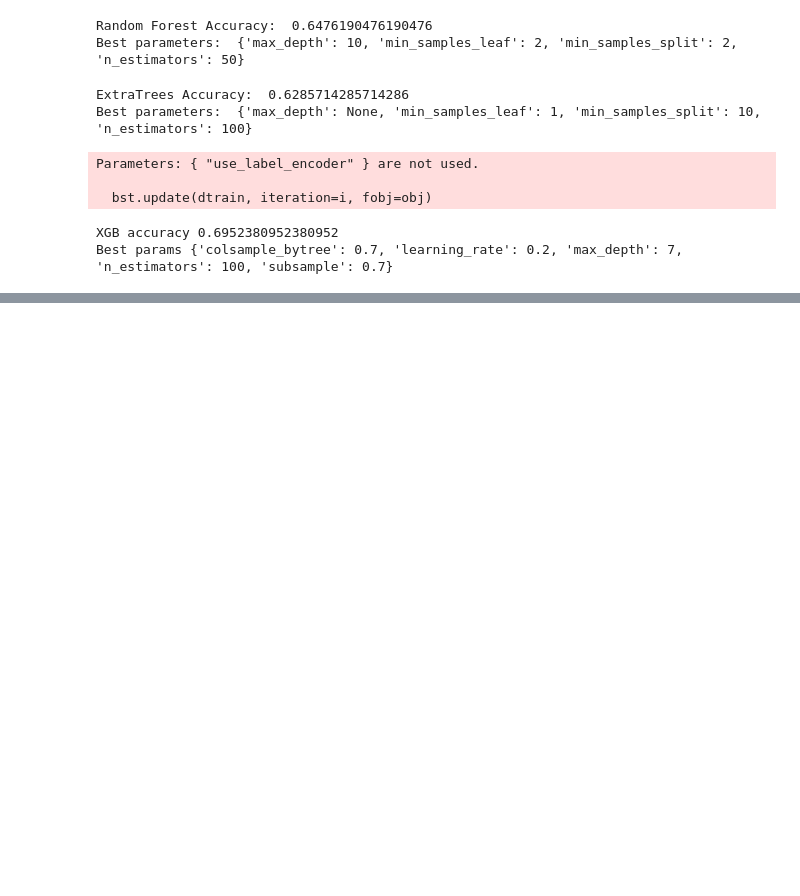
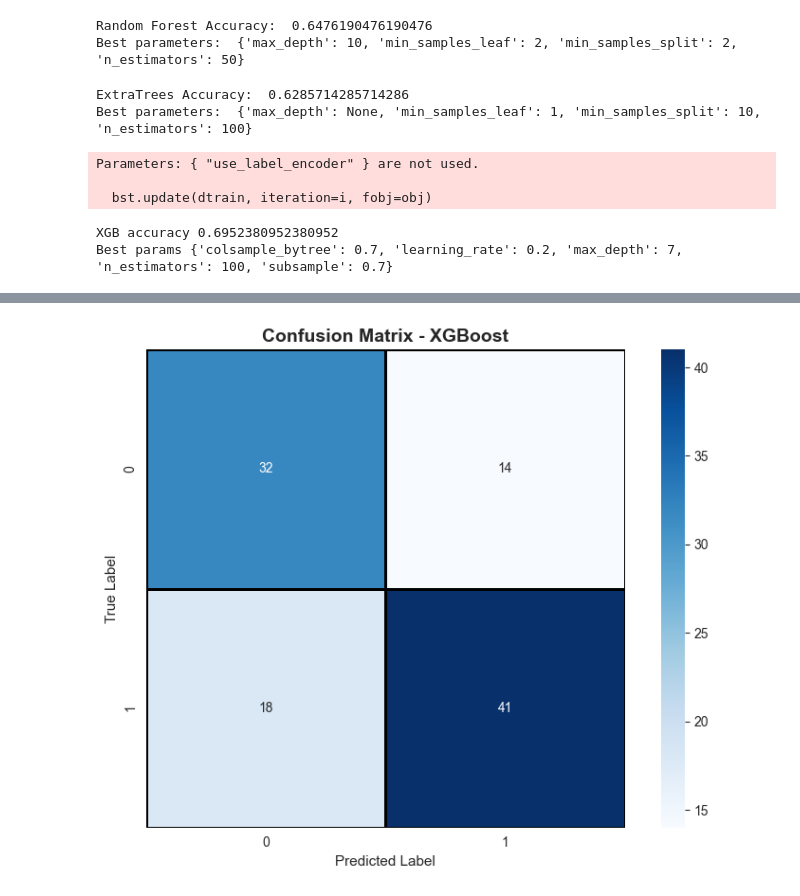
Before and after one commit to MateuszGruntkowski/Credit-Risk-Modeling, a Jupyter notebook: machine_learning.ipynb, the cells around one changed output, grey strips where cells are left out. Drawn from its saved outputs; the diff is of its cells as text; code cells hidden in the pictures; blank space fills up the shorter version.

```diff
--- a/machine_learning.ipynb
+++ b/machine_learning.ipynb
@@ -124,0 +184,19 @@ Best params {'colsample_bytree': 0.7, 'learning_rate': 0.2, 'max_depth': 7, 'n_e
+# %%
+best_model_idx = results_df['Accuracy'].idxmax()
+best_model = models_comparison['Best Model'][best_model_idx]
+best_model_name = models_comparison['Model'][best_model_idx]
+
+y_pred_best = best_model.predict(X_test)
+cm = confusion_matrix(y_test, y_pred_best)
+
+plt.figure(figsize=(8, 6))
+sns.heatmap(cm, annot=True, fmt='d', cmap='Blues', cbar=True,
+            square=True, linewidths=1, linecolor='black')
+plt.title(f'Confusion Matrix - {best_model_name}', fontsize=14, fontweight='bold')
+plt.ylabel('True Label', fontsize=11)
+plt.xlabel('Predicted Label', fontsize=11)
+
+plt.tight_layout()
+plt.show()
+# %% [output]
+[figure, added]
```
Also changed, not shown: parts of 9 cells of this notebook.
